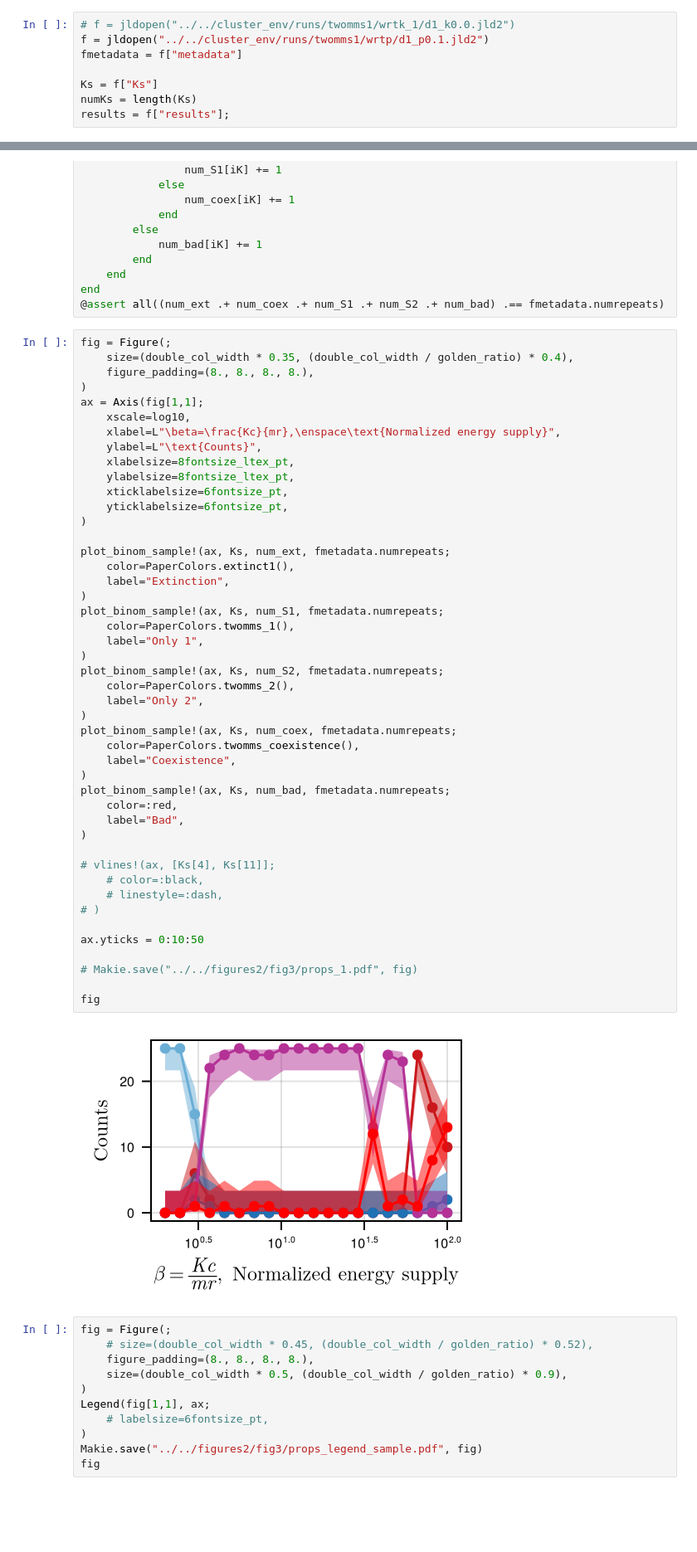
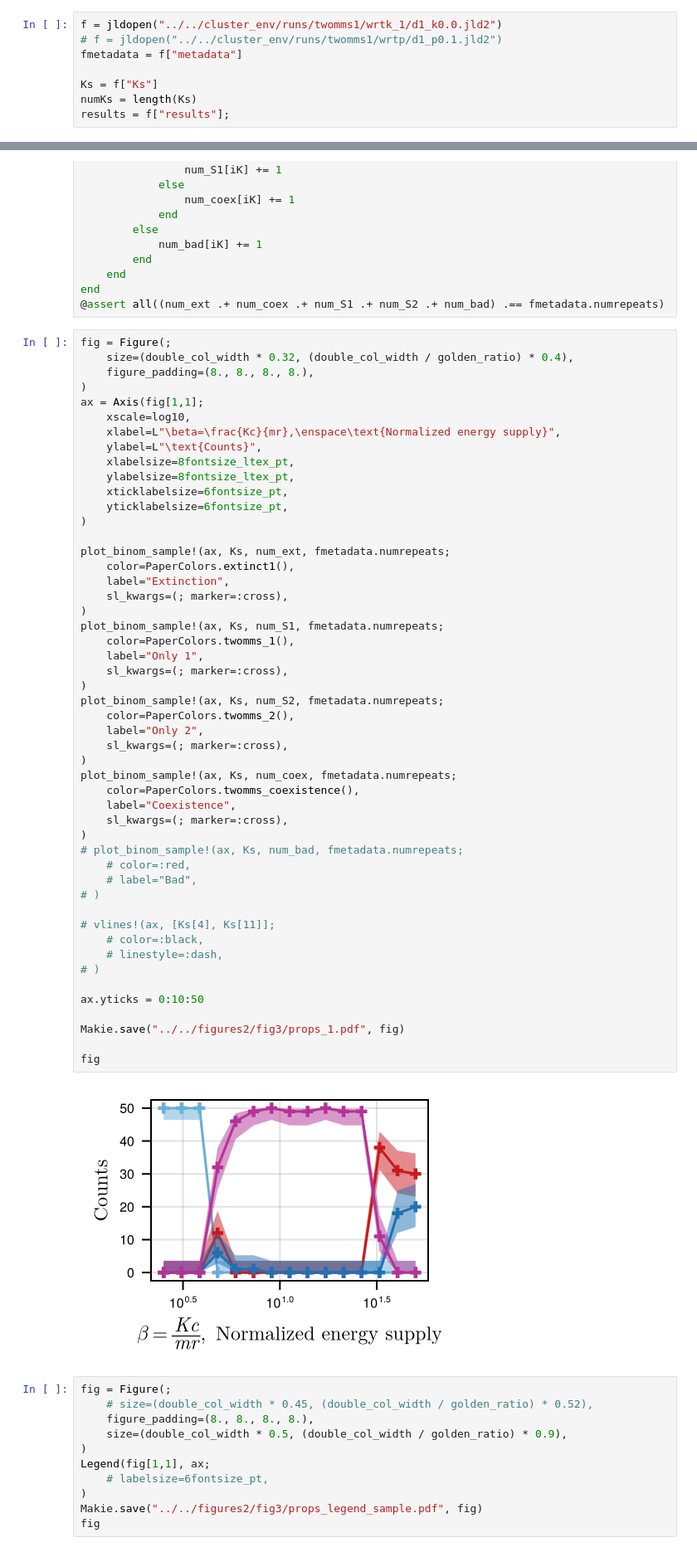
Before and after one commit to kockahonza/SSMC, a Jupyter notebook: notebooks/forfigures2/Two MMs.ipynb, the cells around one changed output, grey strips where cells are left out. Shown at 83% size. Saved outputs shown, nothing was run; the diff lists cells and outputs as text; blank space fills up the shorter version.

```diff
--- a/notebooks/forfigures2/Two MMs.ipynb
+++ b/notebooks/forfigures2/Two MMs.ipynb
@@ -93,8 +14,8 @@ fig
 # %% [markdown]
 # Outcome with K first example
 # %%
-# f = jldopen("../../cluster_env/runs/twomms1/wrtk_1/d1_k0.0.jld2")
-f = jldopen("../../cluster_env/runs/twomms1/wrtp/d1_p0.1.jld2")
+f = jldopen("../../cluster_env/runs/twomms1/wrtk_1/d1_k0.0.jld2")
+# f = jldopen("../../cluster_env/runs/twomms1/wrtp/d1_p0.1.jld2")
 fmetadata = f["metadata"]
 
 Ks = f["Ks"]
@@ -129,7 +50,7 @@ end
 @assert all((num_ext .+ num_coex .+ num_S1 .+ num_S2 .+ num_bad) .== fmetadata.numrepeats)
 # %%
 fig = Figure(;
-    size=(double_col_width * 0.35, (double_col_width / golden_ratio) * 0.4),
+    size=(double_col_width * 0.32, (double_col_width / golden_ratio) * 0.4),
     figure_padding=(8., 8., 8., 8.),
 )
 ax = Axis(fig[1,1];
@@ -142,39 +63,43 @@ ax = Axis(fig[1,1];
     yticklabelsize=6fontsize_pt,
 )
 
 plot_binom_sample!(ax, Ks, num_ext, fmetadata.numrepeats;
     color=PaperColors.extinct1(),
     label="Extinction",
+    sl_kwargs=(; marker=:cross),
 )
 plot_binom_sample!(ax, Ks, num_S1, fmetadata.numrepeats;
     color=PaperColors.twomms_1(),
     label="Only 1",
+    sl_kwargs=(; marker=:cross),
 )
 plot_binom_sample!(ax, Ks, num_S2, fmetadata.numrepeats;
     color=PaperColors.twomms_2(),
     label="Only 2",
+    sl_kwargs=(; marker=:cross),
 )
 plot_binom_sample!(ax, Ks, num_coex, fmetadata.numrepeats;
     color=PaperColors.twomms_coexistence(),
     label="Coexistence",
+    sl_kwargs=(; marker=:cross),
 )
-plot_binom_sample!(ax, Ks, num_bad, fmetadata.numrepeats;
-    color=:red,
-    label="Bad",
-)
+# plot_binom_sample!(ax, Ks, num_bad, fmetadata.numrepeats;
+    # color=:red,
+    # label="Bad",
+# )
 
 # vlines!(ax, [Ks[4], Ks[11]];
     # color=:black,
     # linestyle=:dash,
 # )
 
 ax.yticks = 0:10:50
 
-# Makie.save("../../figures2/fig3/props_1.pdf", fig)
+Makie.save("../../figures2/fig3/props_1.pdf", fig)
 
 fig
 # %% [output]
-[figure, old version]
+[figure, new version]
 # %%
 fig = Figure(;
     # size=(double_col_width * 0.45, (double_col_width / golden_ratio) * 0.52),
```
Also changed, not shown: parts of 15 cells of this notebook, 46 other files.
